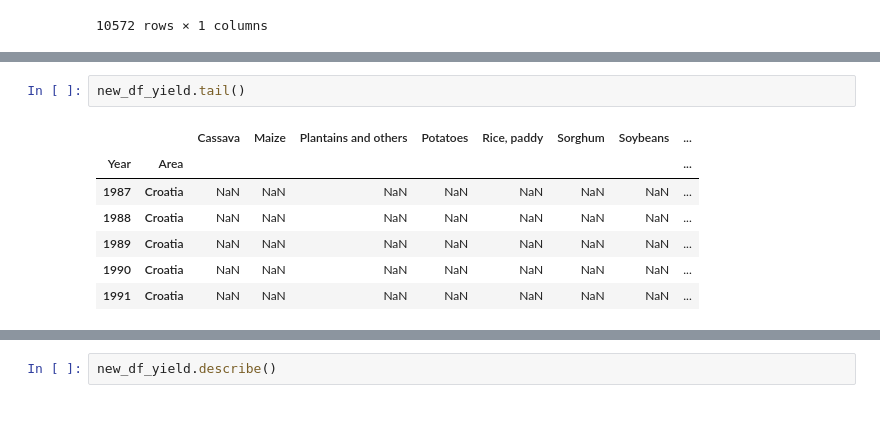
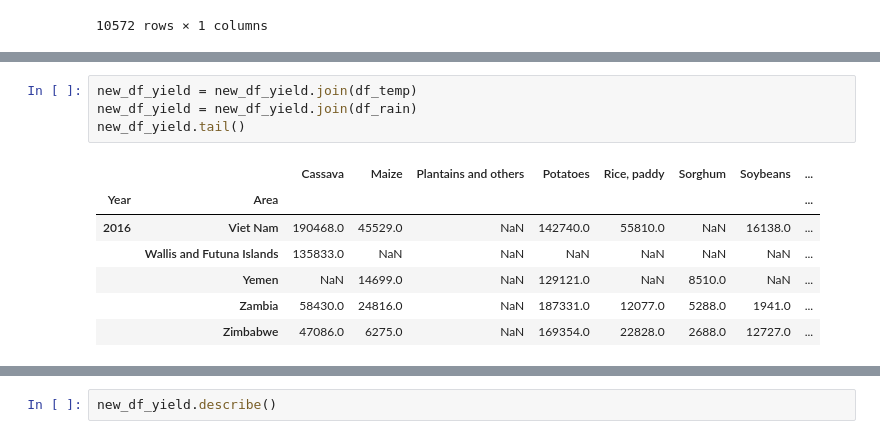
Before and after one commit to wrzdylan/crop_yield_prediction, a Jupyter notebook: data_analysis.ipynb, the cells around one changed output, grey strips where cells are left out. Saved outputs shown, nothing was run; the diff lists cells and outputs as text.

```diff
--- a/data_analysis.ipynb
+++ b/data_analysis.ipynb
@@ -359,13 +359,15 @@ new_df_yield.head()
 |  | Algeria | NaN | 9746.0 | NaN | 106217.0 | 45512.0 | 4526.0 | NaN | ... |
 |  | American Samoa | 133333.0 | NaN | NaN | NaN | NaN | NaN | NaN | ... |
 |  | Angola | 35714.0 | 8113.0 | NaN | 50000.0 | 11600.0 | NaN | NaN | ... |
-# %%
-new_df_yield.tail()
-# %% [output]
-|  |  | Cassava | Maize | Plantains and others | Potatoes | Rice, paddy | Sorghum | Soybeans | ... |
-| Year | Area |  |  |  |  |  |  |  | ... |
-| 1987 | Croatia | NaN | NaN | NaN | NaN | NaN | NaN | NaN | ... |
-| 1988 | Croatia | NaN | NaN | NaN | NaN | NaN | NaN | NaN | ... |
-| 1989 | Croatia | NaN | NaN | NaN | NaN | NaN | NaN | NaN | ... |
-| 1990 | Croatia | NaN | NaN | NaN | NaN | NaN | NaN | NaN | ... |
-| 1991 | Croatia | NaN | NaN | NaN | NaN | NaN | NaN | NaN | ... |
+# %%
+new_df_yield = new_df_yield.join(df_temp)
+new_df_yield = new_df_yield.join(df_rain)
+new_df_yield.tail()
+# %% [output]
+|  |  | Cassava | Maize | Plantains and others | Potatoes | Rice, paddy | Sorghum | Soybeans | ... |
+| Year | Area |  |  |  |  |  |  |  | ... |
+| 2016 | Viet Nam | 190468.0 | 45529.0 | NaN | 142740.0 | 55810.0 | NaN | 16138.0 | ... |
+|  | Wallis and Futuna Islands | 135833.0 | NaN | NaN | NaN | NaN | NaN | NaN | ... |
+|  | Yemen | NaN | 14699.0 | NaN | 129121.0 | NaN | 8510.0 | NaN | ... |
+|  | Zambia | 58430.0 | 24816.0 | NaN | 187331.0 | 12077.0 | 5288.0 | 1941.0 | ... |
+|  | Zimbabwe | 47086.0 | 6275.0 | NaN | 169354.0 | 22828.0 | 2688.0 | 12727.0 | ... |
```
Also changed, not shown: parts of 5 cells of this notebook.
